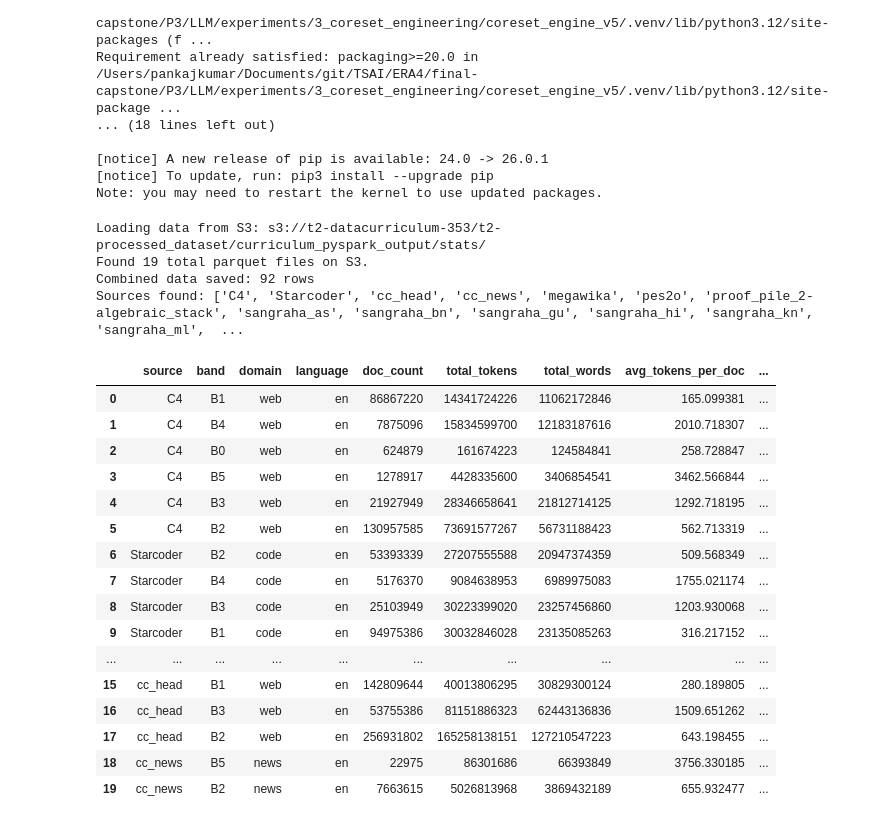
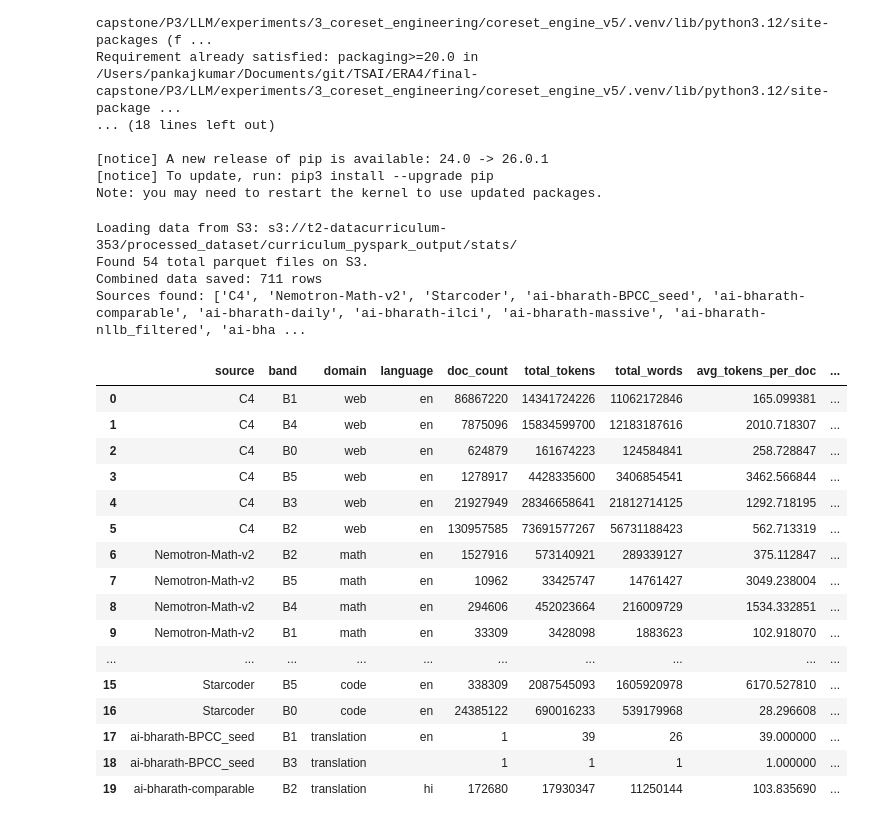
Before and after one commit to The-School-of-AI/LLM, a Jupyter notebook: experiments/3_coreset_engineering/coreset_engine_v5/notebooks/distribution_plots_notebook_extended.ipynb, the cells around one changed output. Drawn from its saved outputs; the diff is of its cells as text; code cells hidden in the pictures.

```diff
--- a/experiments/3_coreset_engineering/coreset_engine_v5/notebooks/distribution_plots_notebook_extended.ipynb
+++ b/experiments/3_coreset_engineering/coreset_engine_v5/notebooks/distribution_plots_notebook_extended.ipynb
@@ -38,7 +38,7 @@ from pathlib import Path
 # --- CONFIGURATION ---
 DATA_SOURCE = 'S3' # Set to 'S3' to read from AWS S3
 stats_dir = Path('/Users/pankajkumar/Documents/git/TSAI/ERA4/final-capstone/P3/LLM/experiments/3_coreset_engineering/coreset_engine_v5/notebooks/data/stats')
-s3_stats_path = 's3://t2-datacurriculum-353/t2-processed_dataset/curriculum_pyspark_output/stats/'
+s3_stats_path = 's3://t2-datacurriculum-353/processed_dataset/curriculum_pyspark_output/stats/'
 # ---------------------
 
 # Output path for combined local CSV
@@ -95,47 +95,47 @@ if DATA_SOURCE == 'LOCAL':
 
     # Load and combine all files
     if data_files:
         ext = data_files[0].suffix
 
         if ext == '.parquet':
             df = pd.concat([pd.read_parquet(f) for f in data_files], ignore_index=True)
         elif ext == '.csv':
             df = pd.concat([pd.read_csv(f) for f in data_files], ignore_index=True)
         elif ext == '.jsonl':
             # lines=True is required for JSONL format
             df = pd.concat([pd.read_json(f, lines=True) for f in data_files], ignore_index=True)
 
         # Save combined output for reuse
         df.to_csv(out_path, index=False)
         print(f"Combined data saved: {len(df)} rows")
         print(f"Sources found: {df['source'].unique().tolist()}")
     else:
         print(f"No .parquet, .csv, or .jsonl files found in {stats_dir}")
         df = pd.DataFrame()
 
 df.head(20)
 # %% [output]
-Loading data from S3: s3://t2-datacurriculum-353/t2-processed_dataset/curriculum_pyspark_output/stats/
-Found 19 total parquet files on S3.
-Combined data saved: 92 rows
-Sources found: ['C4', 'Starcoder', 'cc_head', 'cc_news', 'megawika', 'pes2o', 'proof_pile_2-algebraic_stack', 'sangraha_as', 'sangraha_bn', 'sangraha_gu', 'sangraha_hi', 'sangraha_kn', 'sangraha_ml',  ...
+Loading data from S3: s3://t2-datacurriculum-353/processed_dataset/curriculum_pyspark_output/stats/
+Found 54 total parquet files on S3.
+Combined data saved: 711 rows
+Sources found: ['C4', 'Nemotron-Math-v2', 'Starcoder', 'ai-bharath-BPCC_seed', 'ai-bharath-comparable', 'ai-bharath-daily', 'ai-bharath-ilci', 'ai-bharath-massive', 'ai-bharath-nllb_filtered', 'ai-bha ...
 |  | source | band | domain | language | doc_count | total_tokens | total_words | avg_tokens_per_doc | ... |
 | 0 | C4 | B1 | web | en | 86867220 | 14341724226 | 11062172846 | 165.099381 | ... |
 | 1 | C4 | B4 | web | en | 7875096 | 15834599700 | 12183187616 | 2010.718307 | ... |
 | 2 | C4 | B0 | web | en | 624879 | 161674223 | 124584841 | 258.728847 | ... |
 | 3 | C4 | B5 | web | en | 1278917 | 4428335600 | 3406854541 | 3462.566844 | ... |
 | 4 | C4 | B3 | web | en | 21927949 | 28346658641 | 21812714125 | 1292.718195 | ... |
 | 5 | C4 | B2 | web | en | 130957585 | 73691577267 | 56731188423 | 562.713319 | ... |
-| 6 | Starcoder | B2 | code | en | 53393339 | 27207555588 | 20947374359 | 509.568349 | ... |
-| 7 | Starcoder | B4 | code | en | 5176370 | 9084638953 | 6989975083 | 1755.021174 | ... |
-| 8 | Starcoder | B3 | code | en | 25103949 | 30223399020 | 23257456860 | 1203.930068 | ... |
-| 9 | Starcoder | B1 | code | en | 94975386 | 30032846028 | 23135085263 | 316.217152 | ... |
+| 6 | Nemotron-Math-v2 | B2 | math | en | 1527916 | 573140921 | 289339127 | 375.112847 | ... |
+| 7 | Nemotron-Math-v2 | B5 | math | en | 10962 | 33425747 | 14761427 | 3049.238004 | ... |
+| 8 | Nemotron-Math-v2 | B4 | math | en | 294606 | 452023664 | 216009729 | 1534.332851 | ... |
+| 9 | Nemotron-Math-v2 | B1 | math | en | 33309 | 3428098 | 1883623 | 102.918070 | ... |
 | ... | ... | ... | ... | ... | ... | ... | ... | ... | ... |
-| 15 | cc_head | B1 | web | en | 142809644 | 40013806295 | 30829300124 | 280.189805 | ... |
-| 16 | cc_head | B3 | web | en | 53755386 | 81151886323 | 62443136836 | 1509.651262 | ... |
-| 17 | cc_head | B2 | web | en | 256931802 | 165258138151 | 127210547223 | 643.198455 | ... |
-| 18 | cc_news | B5 | news | en | 22975 | 86301686 | 66393849 | 3756.330185 | ... |
-| 19 | cc_news | B2 | news | en | 7663615 | 5026813968 | 3869432189 | 655.932477 | ... |
+| 15 | Starcoder | B5 | code | en | 338309 | 2087545093 | 1605920978 | 6170.527810 | ... |
+| 16 | Starcoder | B0 | code | en | 24385122 | 690016233 | 539179968 | 28.296608 | ... |
+| 17 | ai-bharath-BPCC_seed | B1 | translation | en | 1 | 39 | 26 | 39.000000 | ... |
+| 18 | ai-bharath-BPCC_seed | B3 | translation |  | 1 | 1 | 1 | 1.000000 | ... |
+| 19 | ai-bharath-comparable | B2 | translation | hi | 172680 | 17930347 | 11250144 | 103.835690 | ... |
 # %%
 # --- Shared helpers for scalable heatmaps ---
 import numpy as np
```
Also changed, not shown: parts of 5 cells of this notebook, 2 other files.
